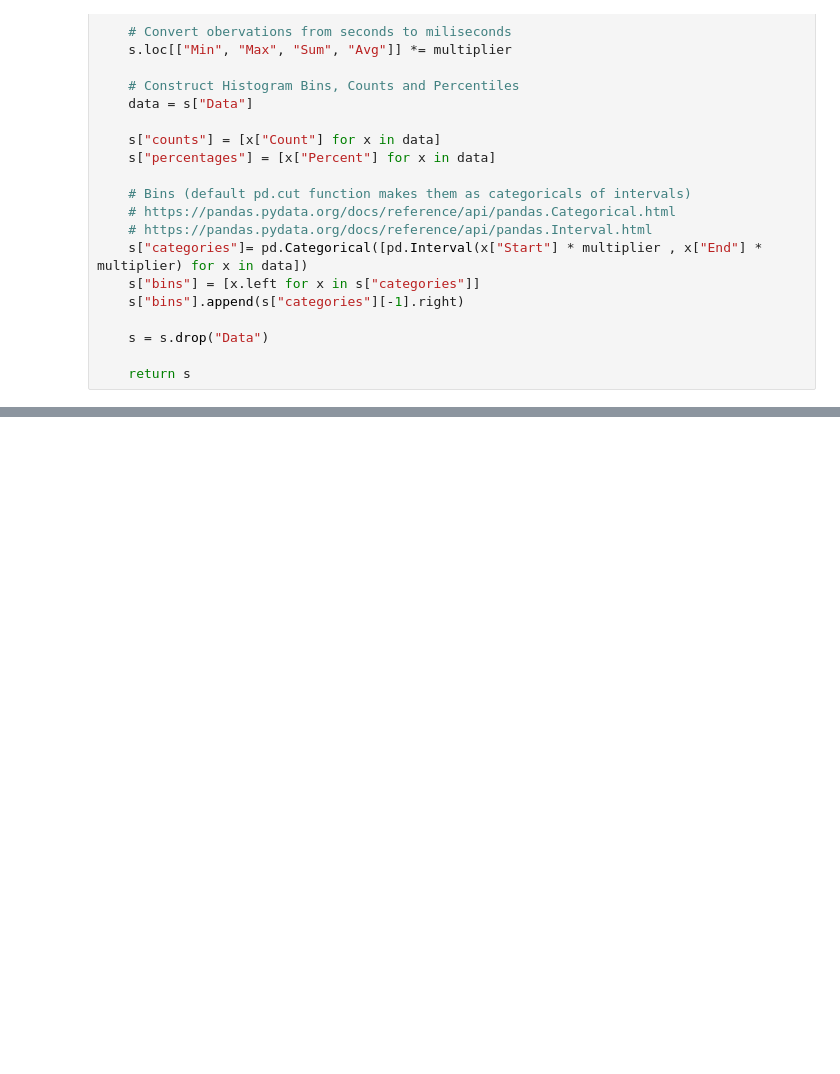
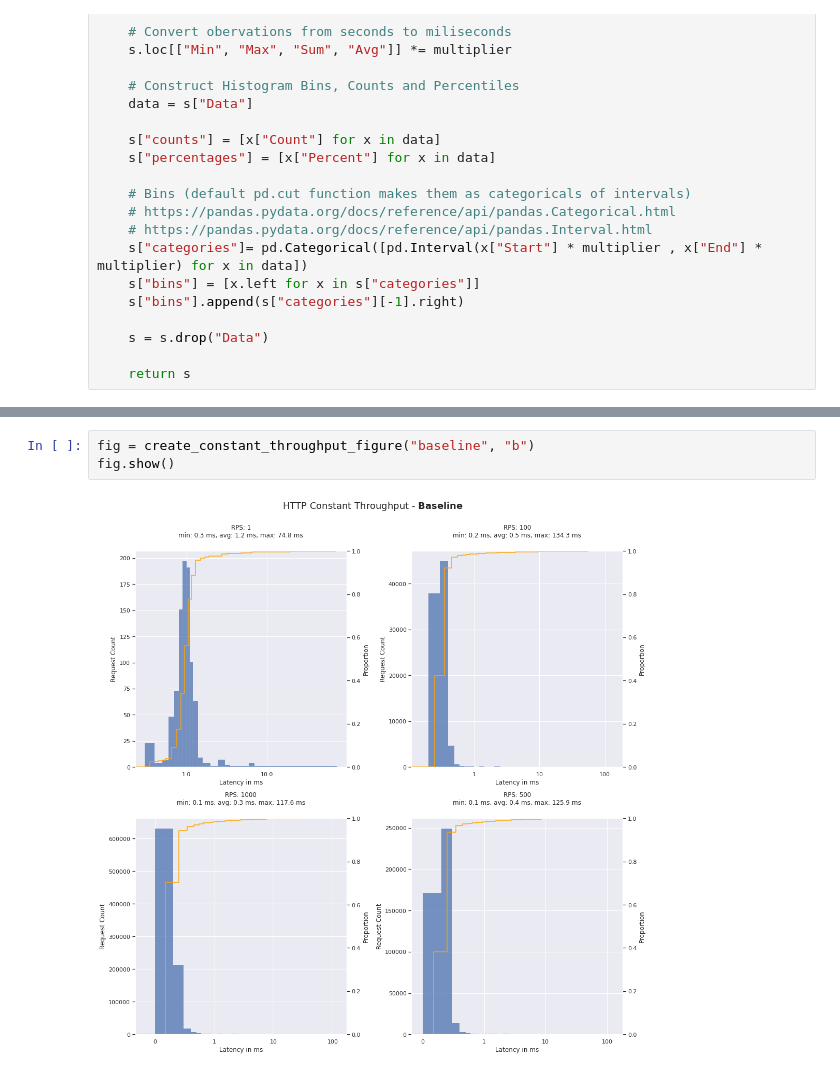
Before and after one commit to RichardBieringa/mesh-bench, a Jupyter notebook: viz/02_http_constant_throughput.ipynb, the cells around one changed output, grey strips where cells are left out. Cells and saved outputs as stored; diff of their text form; blank space fills up the shorter version.

```diff
--- a/viz/02_http_constant_throughput.ipynb
+++ b/viz/02_http_constant_throughput.ipynb
@@ -258,0 +223,5 @@ plt.show()
+# %%
+fig = create_constant_throughput_figure("baseline", "b")
+fig.show()
+# %% [output]
+[figure, added]
```
Also changed, not shown: parts of 8 cells of this notebook, 4 other files.
